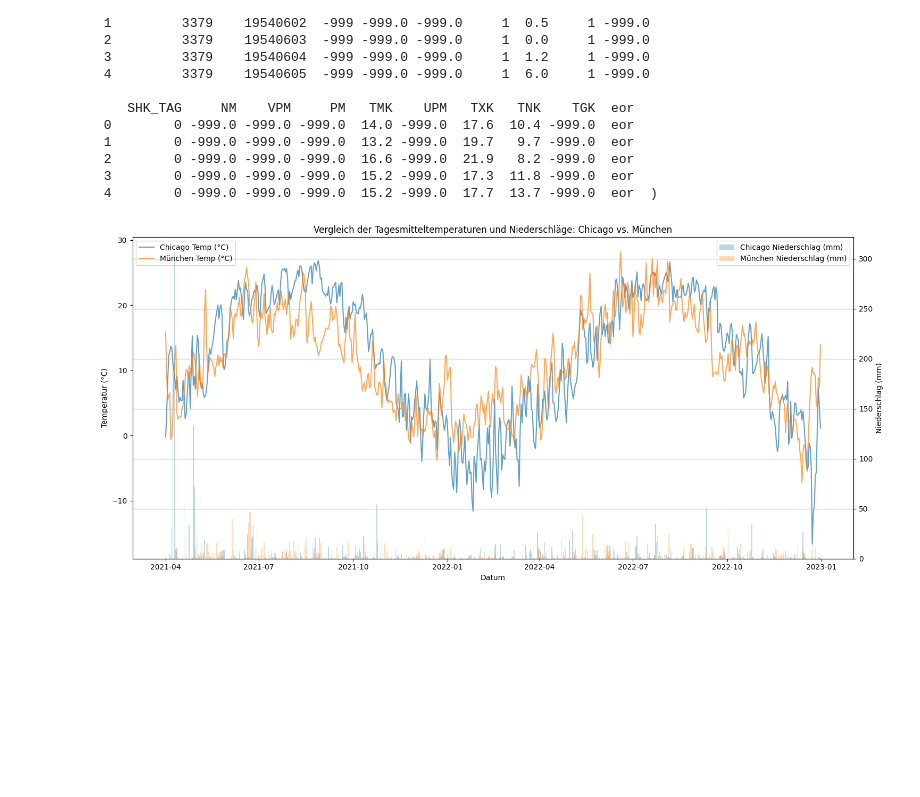
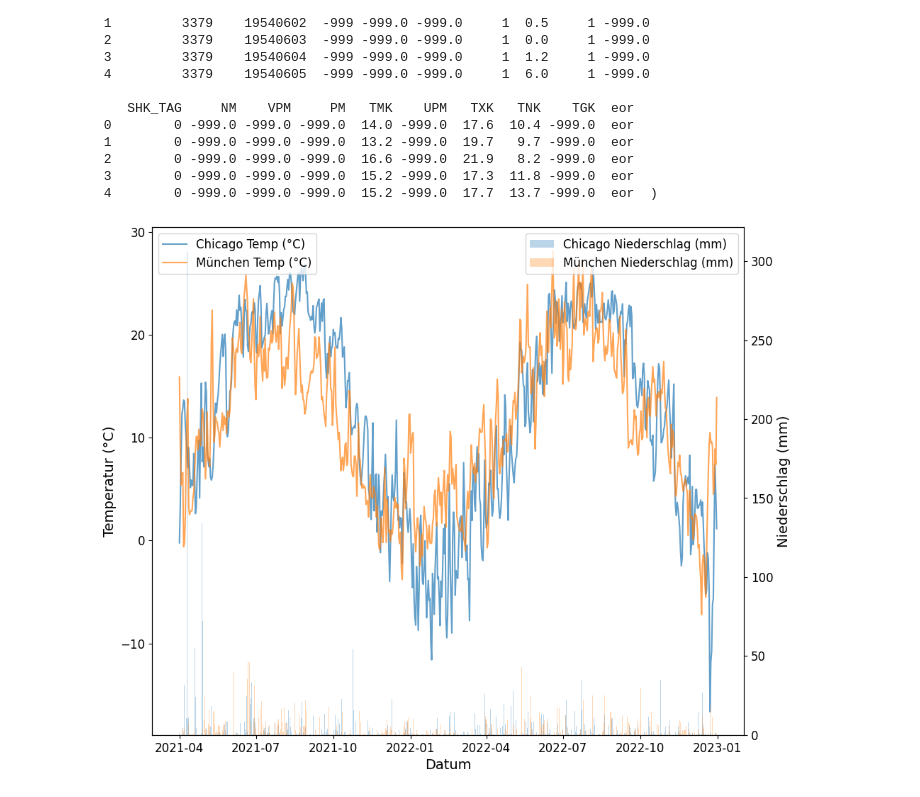
Before and after one commit to RotNils/WAL-StudentsGradesComparedToTemperature, a Jupyter notebook: weatherData/temperature_precipitation_comparison.ipynb, the cells around one changed output. Saved outputs shown, nothing was run; the diff lists cells and outputs as text; code cells hidden in the pictures; blank space fills up the shorter version.

```diff
--- a/weatherData/temperature_precipitation_comparison.ipynb
+++ b/weatherData/temperature_precipitation_comparison.ipynb
@@ -47,26 +47,26 @@ chicago_daily_clean = chicago_daily[(chicago_daily['DATE'] >= start_date) & (chi
 munich_daily_clean = munich_daily[(munich_daily['DATE'] >= start_date) & (munich_daily['DATE'] <= end_date)]
 # %%
 # Plot erstellen
-fig, ax1 = plt.subplots(figsize=(15, 7))
+fig, ax1 = plt.subplots(figsize=(10, 8))
 
 # Temperatur
 ax1.plot(chicago_daily_clean['DATE'], chicago_daily_clean['TEMP'], label='Chicago Temp (°C)', color='tab:blue', alpha=0.7)
 ax1.plot(munich_daily_clean['DATE'], munich_daily_clean['TMK'], label='München Temp (°C)', color='tab:orange', alpha=0.7)
-ax1.set_xlabel("Datum")
-ax1.set_ylabel("Temperatur (°C)")
-ax1.legend(loc='upper left')
+ax1.set_xlabel("Datum", fontsize=14)
+ax1.set_ylabel("Temperatur (°C)", fontsize=14)
+ax1.tick_params(axis='both', which='major', labelsize=12)
+ax1.legend(loc='upper left', fontsize=12)
 
 # Niederschlag auf zweiter Achse
 ax2 = ax1.twinx()
 ax2.bar(chicago_daily_clean['DATE'], chicago_daily_clean['PRCP'], label='Chicago Niederschlag (mm)', color='tab:blue', alpha=0.3)
 ax2.bar(munich_daily_clean['DATE'], munich_daily_clean['RSK'], label='München Niederschlag (mm)', color='tab:orange', alpha=0.3)
-ax2.set_ylabel("Niederschlag (mm)")
-ax2.legend(loc='upper right')
+ax2.set_ylabel("Niederschlag (mm)", fontsize=14)
+ax2.tick_params(axis='both', which='major', labelsize=12)
+ax2.legend(loc='upper right', fontsize=12)
 
-plt.title("Vergleich der Tagesmitteltemperaturen und Niederschläge: Chicago vs. München")
-plt.grid(True)
 plt.tight_layout()
-
+plt.savefig('chicago_vs_munich.png', dpi=300)  # Höhere Auflösung durch Erhöhung des dpi-Werts
 plt.show()
 # %% [output]
-[figure, old version]
+[figure, new version]
```
Also changed, not shown: 5 other files.
